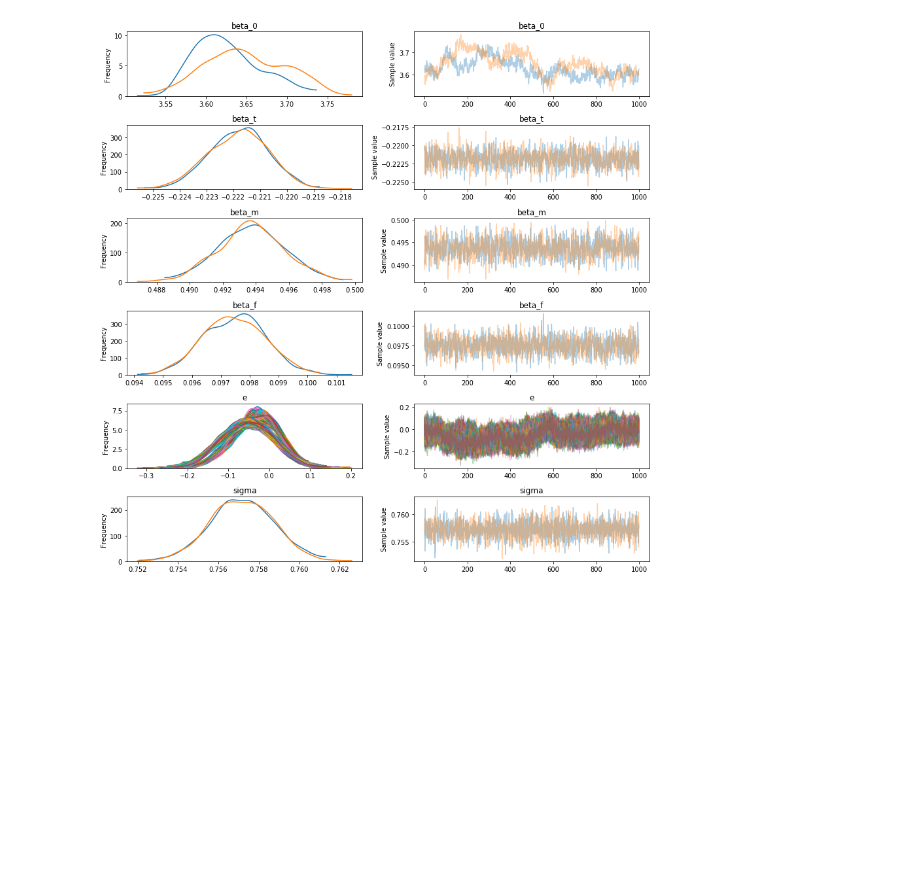
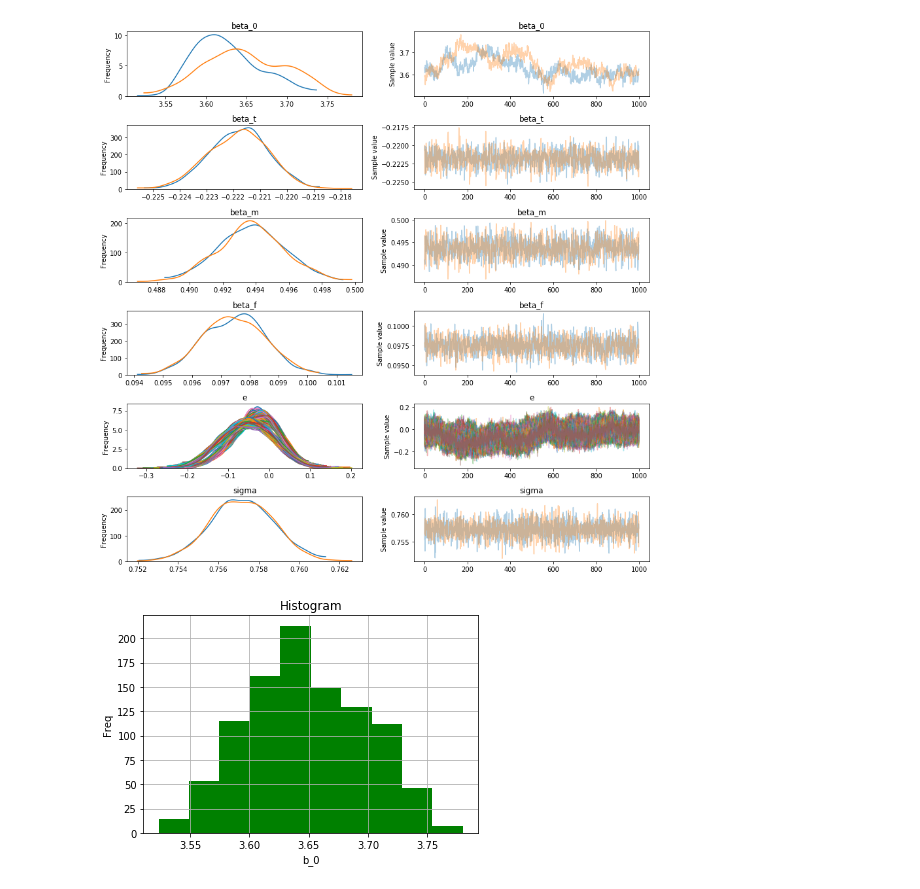
Before and after one commit to qandrew/6.882-fp, a Jupyter notebook: andrew/Follower_Regression_Model.ipynb, the cells around one changed output. Cells and saved outputs as stored; diff of their text form; code cells hidden in the pictures; blank space fills up the shorter version.

```diff
--- a/andrew/Follower_Regression_Model.ipynb
+++ b/andrew/Follower_Regression_Model.ipynb
@@ -282,3 +260,25 @@ array([[<matplotlib.axes._subplots.AxesSubplot object at 0x...>,
        [<matplotlib.axes._subplots.AxesSubplot object at 0x...>,
         <matplotlib.axes._subplots.AxesSubplot object at 0x...>]], dtype=object)
 [figure]
+# %%
+b_0_list = np.sort(trace['beta_0'][1000:])
+b_t_list = np.sort(trace['beta_t'][1000:])
+b_m_list = np.sort(trace['beta_m'][1000:])
+b_f_list = np.sort(trace['beta_f'][1000:])
+# %%
+# the histogram of the data
+n, bins, patches = plt.hist(b_0_list, facecolor='green')
+
+# add a 'best fit' line
+# y = mlab.normpdf( bins, mu, sigma)
+# l = plt.plot(bins, y, 'r--', linewidth=1)
+
+plt.xlabel('b_0')
+plt.ylabel('Freq')
+plt.title("Histogram")
+# plt.axis([3.5, 3.7, 0, 0.03])
+plt.grid(True)
+
+plt.show()
+# %% [output]
+[figure, added]
```
Also changed, not shown: parts of 3 cells of this notebook.
